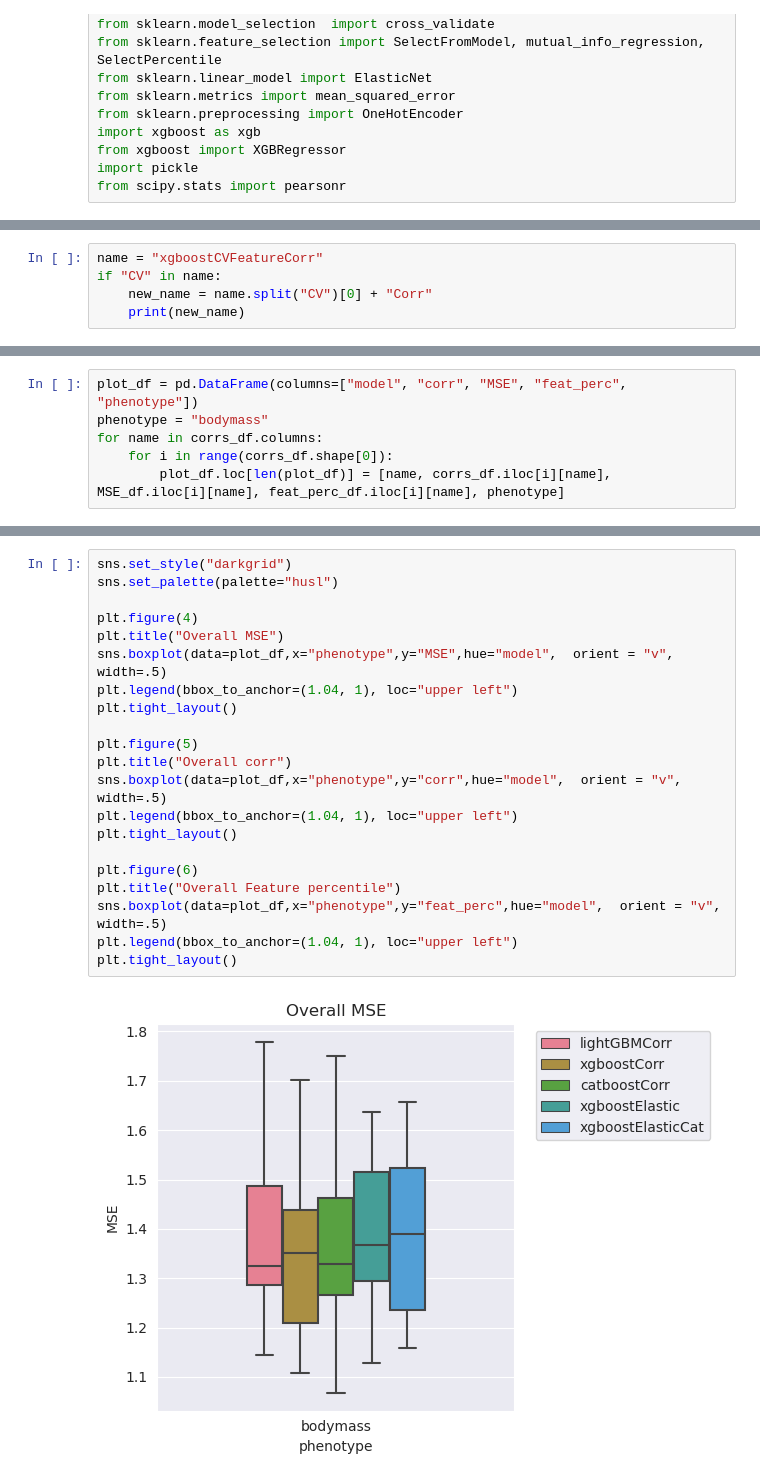
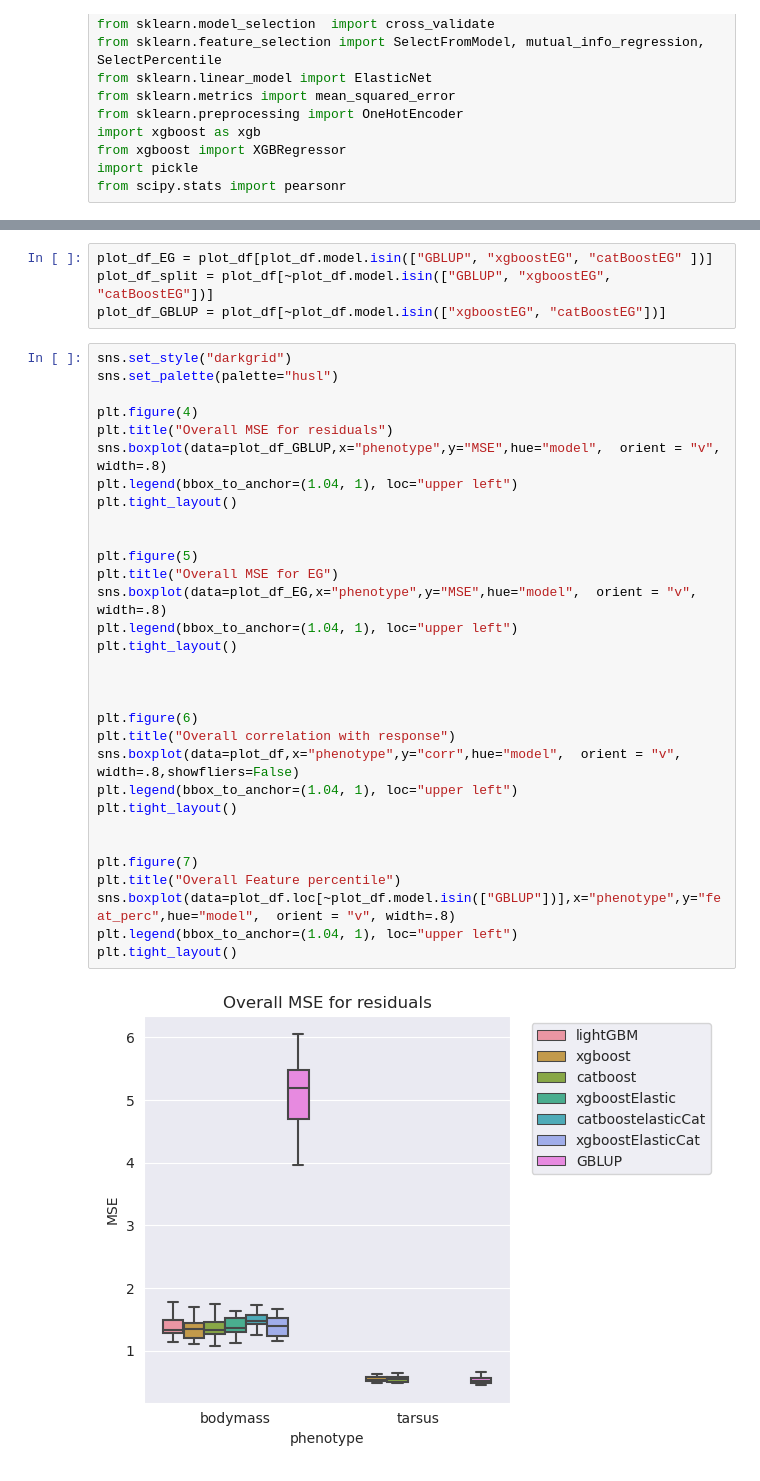
Before and after one commit to didrik1812/ProjectThesis, a Jupyter notebook: code/exploration.ipynb, the cells around one changed output, grey strips where cells are left out. Saved outputs shown, nothing was run; the diff lists cells and outputs as text.

```diff
--- a/code/exploration.ipynb
+++ b/code/exploration.ipynb
@@ -161,5 +17,0 @@ for df in dfs:
-# %%
-name = "xgboostCVFeatureCorr"
-if "CV" in name:
-    new_name = name.split("CV")[0] + "Corr"
-    print(new_name)
@@ -182,6 +17,0 @@ corrs_df
-# %%
-plot_df = pd.DataFrame(columns=["model", "corr", "MSE", "feat_perc", "phenotype"])
-phenotype = "bodymass"
-for name in corrs_df.columns:
-    for i in range(corrs_df.shape[0]):
-        plot_df.loc[len(plot_df)] = [name, corrs_df.iloc[i][name], MSE_df.iloc[i][name], feat_perc_df.iloc[i][name], phenotype]
@@ -212,23 +100,37 @@ plot_df.to_pickle("results/plot_df.pkl")
+# %%
+plot_df_EG = plot_df[plot_df.model.isin(["GBLUP", "xgboostEG", "catBoostEG" ])]
+plot_df_split = plot_df[~plot_df.model.isin(["GBLUP", "xgboostEG", "catBoostEG"])]
+plot_df_GBLUP = plot_df[~plot_df.model.isin(["xgboostEG", "catBoostEG"])]
 # %%
 sns.set_style("darkgrid")
 sns.set_palette(palette="husl")
 
 plt.figure(4)
-plt.title("Overall MSE")
-sns.boxplot(data=plot_df,x="phenotype",y="MSE",hue="model",  orient = "v", width=.5)
+plt.title("Overall MSE for residuals")
+sns.boxplot(data=plot_df_GBLUP,x="phenotype",y="MSE",hue="model",  orient = "v", width=.8)
 plt.legend(bbox_to_anchor=(1.04, 1), loc="upper left")
 plt.tight_layout()
 
+
 plt.figure(5)
-plt.title("Overall corr")
-sns.boxplot(data=plot_df,x="phenotype",y="corr",hue="model",  orient = "v", width=.5)
+plt.title("Overall MSE for EG")
+sns.boxplot(data=plot_df_EG,x="phenotype",y="MSE",hue="model",  orient = "v", width=.8)
 plt.legend(bbox_to_anchor=(1.04, 1), loc="upper left")
 plt.tight_layout()
 
+
+
 plt.figure(6)
-plt.title("Overall Feature percentile")
-sns.boxplot(data=plot_df,x="phenotype",y="feat_perc",hue="model",  orient = "v", width=.5)
+plt.title("Overall correlation with response")
+sns.boxplot(data=plot_df,x="phenotype",y="corr",hue="model",  orient = "v", width=.8,showfliers=False)
 plt.legend(bbox_to_anchor=(1.04, 1), loc="upper left")
 plt.tight_layout()
+
+
+plt.figure(7)
+plt.title("Overall Feature percentile")
+sns.boxplot(data=plot_df.loc[~plot_df.model.isin(["GBLUP"])],x="phenotype",y="feat_perc",hue="model",  orient = "v", width=.8)
+plt.legend(bbox_to_anchor=(1.04, 1), loc="upper left")
+plt.tight_layout()
 # %% [output]
-[figure, old version]
+[figure, new version]
```
Also changed, not shown: parts of 28 cells of this notebook, 11 other files.
